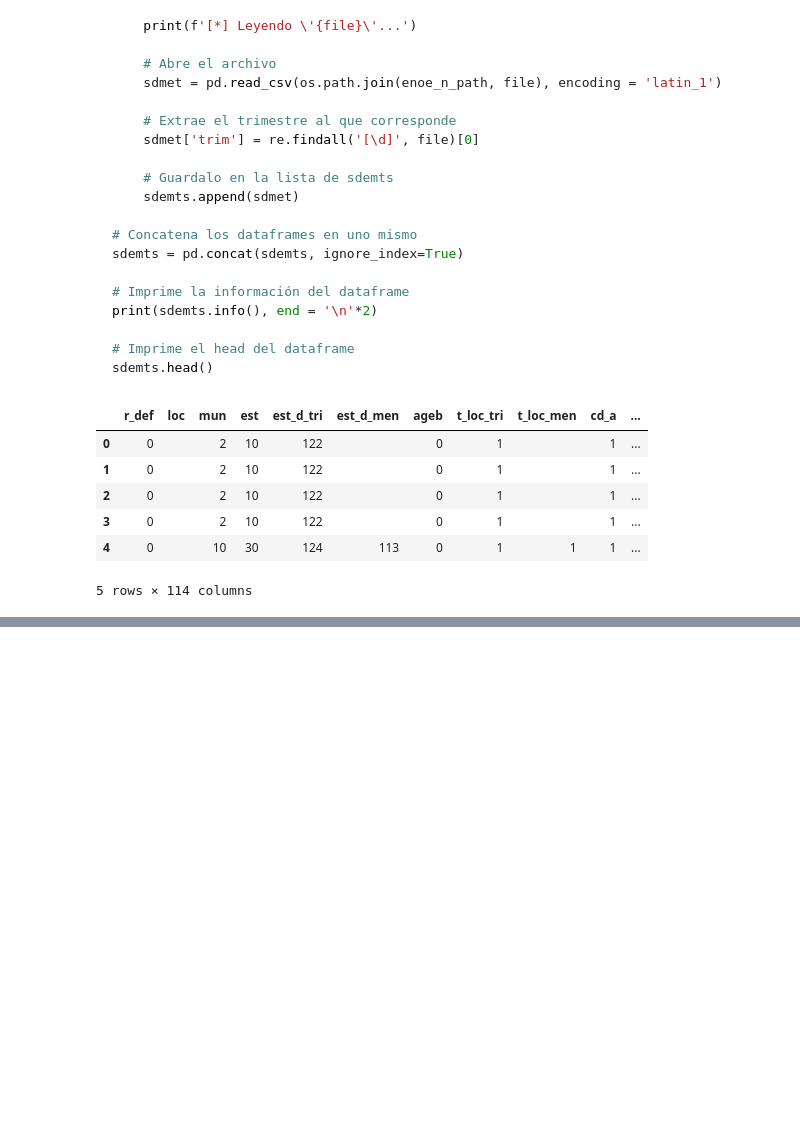
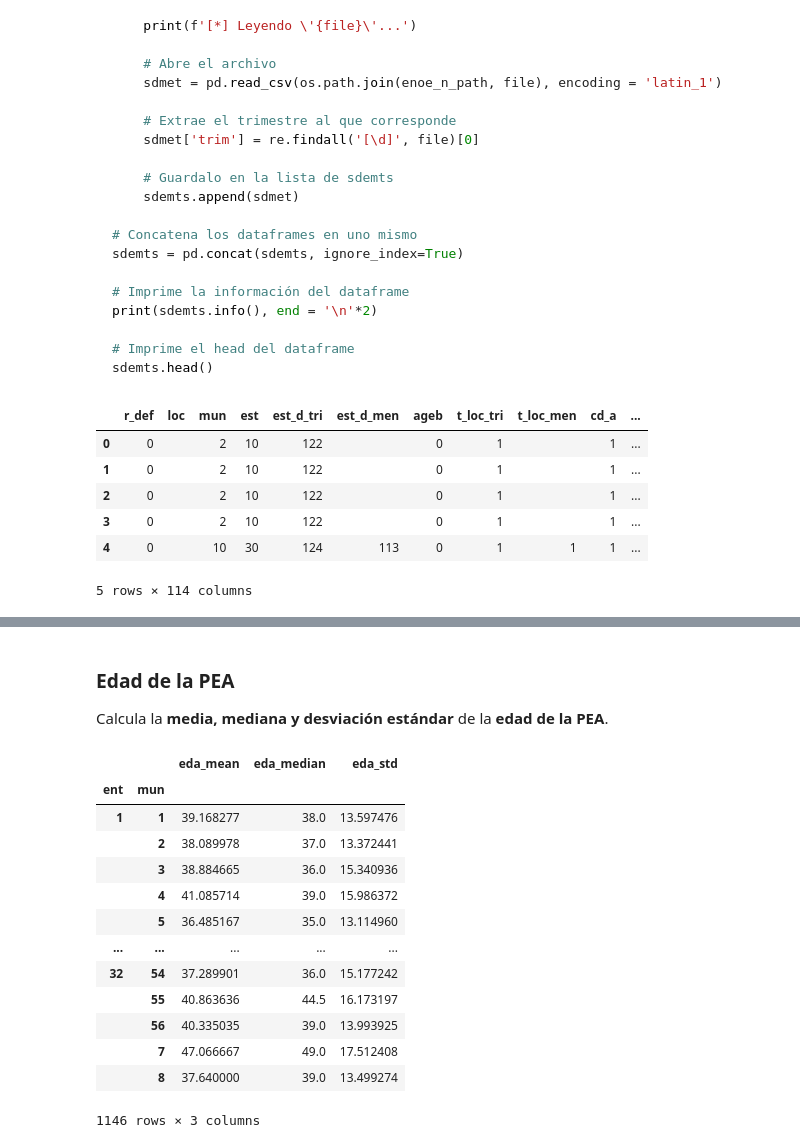
Before and after one commit to system-rowb/Data-Portfolio, a Jupyter notebook: Visualization/GEO_Informalidad_Mexico/GEO_Informalidad_Mexico.ipynb, the cells around one changed output, grey strips where cells are left out. Saved outputs shown, nothing was run; the diff lists cells and outputs as text; code cells hidden in the pictures; blank space fills up the shorter version.

```diff
--- a/Visualization/GEO_Informalidad_Mexico/GEO_Informalidad_Mexico.ipynb
+++ b/Visualization/GEO_Informalidad_Mexico/GEO_Informalidad_Mexico.ipynb
@@ -242,0 +491,26 @@ df.head()
+# %% [markdown]
+### **Edad de la PEA**
+
+Calcula la **media, mediana y desviación estándar** de la **edad de la PEA**.
+# %%
+# Calcula metricas agregadas de la edad sobre la PEA
+edad_pea = get_fac_value_aggfunc_groupby(df.astype({'eda':'float64'}).query("es_pea == 1"),
+                                         LOC_INDEX, 'eda', 'fac_tri')
+
+# Muestra el dataframe
+edad_pea
+# %% [output]
+|  |  | eda_mean | eda_median | eda_std |
+| ent | mun |  |  |  |
+| 1 | 1 | 39.168277 | 38.0 | 13.597476 |
+|  | 2 | 38.089978 | 37.0 | 13.372441 |
+|  | 3 | 38.884665 | 36.0 | 15.340936 |
+|  | 4 | 41.085714 | 39.0 | 15.986372 |
+|  | 5 | 36.485167 | 35.0 | 13.114960 |
+| ... | ... | ... | ... | ... |
+| 32 | 54 | 37.289901 | 36.0 | 15.177242 |
+|  | 55 | 40.863636 | 44.5 | 16.173197 |
+|  | 56 | 40.335035 | 39.0 | 13.993925 |
+|  | 7 | 47.066667 | 49.0 | 17.512408 |
+|  | 8 | 37.640000 | 39.0 | 13.499274 |
+1146 rows × 3 columns
```
Also changed, not shown: parts of 18 cells of this notebook.
